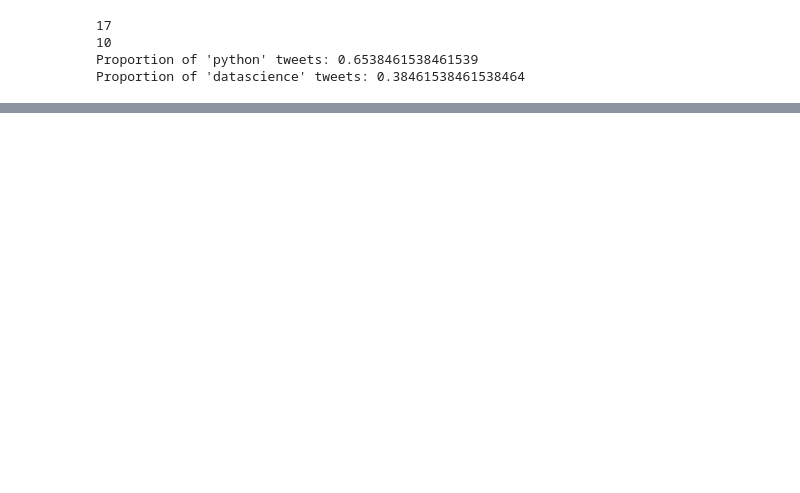
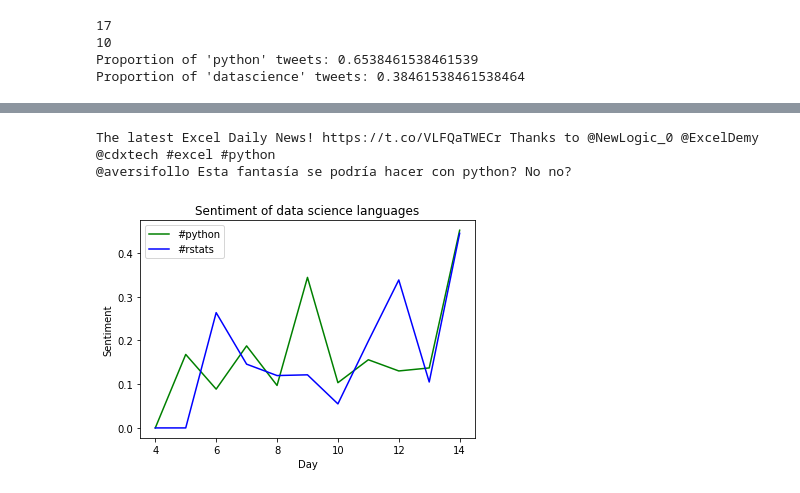
Before and after one commit to kaymal/twitter-analysis, a Jupyter notebook: Analyzing Twitter Data with Python.ipynb, the cells around one changed output, grey strips where cells are left out. Saved outputs shown, nothing was run; the diff lists cells and outputs as text; code cells hidden in the pictures; blank space fills up the shorter version.

```diff
--- a/Analyzing Twitter Data with Python.ipynb
+++ b/Analyzing Twitter Data with Python.ipynb
@@ -530,0 +577,11 @@ Proportion of 'datascience' tweets: 0.38461538461538464
+# %%
+# Load SentimentIntensityAnalyzer
+from nltk.sentiment.vader import SentimentIntensityAnalyzer
+#from vaderSentiment.vaderSentiment import SentimentIntensityAnalyzer
+# nltk.download()
+
+# Instantiate new SentimentIntensityAnalyzer
+sid = SentimentIntensityAnalyzer()
+
+# Generate sentiment scores
+sentiment_scores = tweets10_df['text'].apply(sid.polarity_scores)
@@ -530,0 +600,3 @@ Proportion of 'datascience' tweets: 0.38461538461538464
+# %%
+import numpy as np
+tweets10_df['sentiment'] = np.array([x['compound'] for x in sentiment_scores])
@@ -530,0 +614,32 @@ Proportion of 'datascience' tweets: 0.38461538461538464
+# %%
+# Print out the text of a positive tweet
+print(tweets10_df[tweets10_df.sentiment > 0.5]['text'].values[0])
+
+# Print out the text of a negative tweet
+print(tweets10_df[tweets10_df.sentiment < -0.5]['text'].values[0])
+
+# Generate average sentiment scores for #python
+sentiment_py = tweets10_df.sentiment[check_keywords('python', tweets10_df)].resample('1T').mean()
+
+# Generate average sentiment scores for #rstats
+sentiment_ds = tweets10_df.sentiment[check_keywords('datascience', tweets10_df)].resample('1T').mean()
+# %% [output]
+The latest Excel Daily News! https://t.co/VLFQaTWECr Thanks to @NewLogic_0 @ExcelDemy @cdxtech #excel #python
+@aversifollo Esta fantasía se podría hacer con python? No no?
+# %%
+# Import matplotlib
+import matplotlib.pyplot as plt
+
+# Plot average #python sentiment per day
+plt.plot(sentiment_py.index.minute, sentiment_py, color = 'green')
+
+# Plot average #rstats sentiment per day
+plt.plot(sentiment_ds.index.minute, sentiment_ds, color = 'blue')
+
+plt.xlabel('Day')
+plt.ylabel('Sentiment')
+plt.title('Sentiment of data science languages')
+plt.legend(('#python', '#rstats'))
+plt.show()
+# %% [output]
+[figure, added]
```
Also changed, not shown: parts of 28 cells of this notebook.
